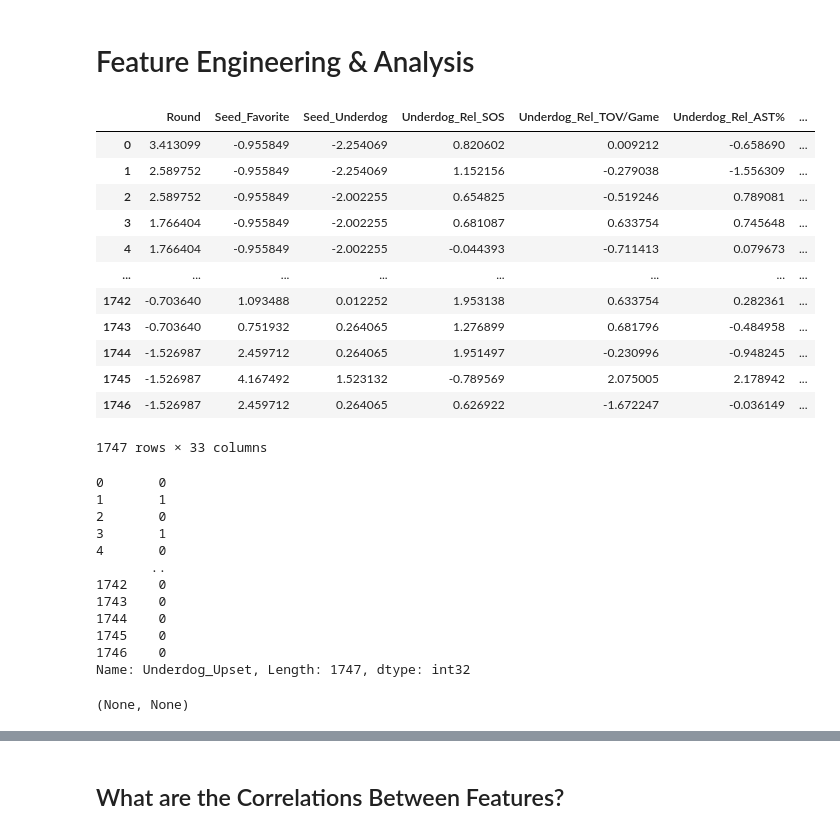
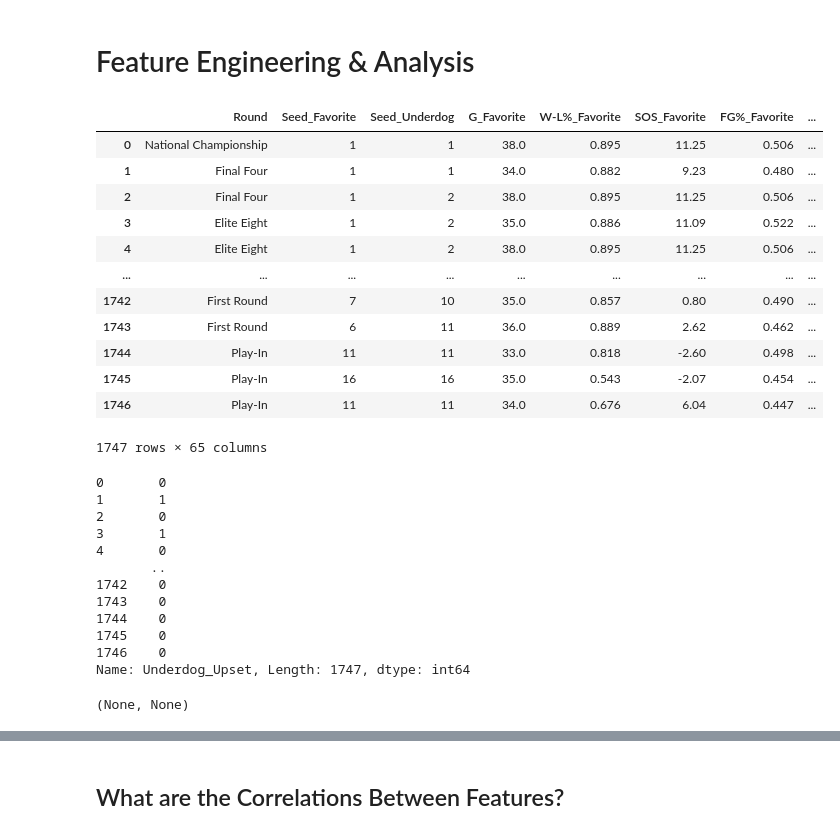
Before and after one commit to matthew-agard/March-Madness-Predictions, a Jupyter notebook: 2021/March_Madness_Predictions.ipynb, the cells around one changed output, grey strips where cells are left out. Cells and saved outputs as stored; diff of their text form; code cells hidden in the pictures.

```diff
--- a/2021/March_Madness_Predictions.ipynb
+++ b/2021/March_Madness_Predictions.ipynb
@@ -342,28 +342,27 @@ format_plot(title='Dataset Upset Volumes by Seed Combo', xlabel='Seed Combo', yl
 # %% [markdown]
 # Feature Engineering & Analysis
 # %%
+mm_matchups_df.drop(['Year', 'Team_Favorite', 'Team_Underdog'], axis=1, inplace=True)
 all_rounds = mm_matchups_df['Round']
-mm_matchups_df.drop(['Year', 'Team_Favorite', 'Team_Underdog'], axis=1, inplace=True)
 
-scaled_mm_matchups_df = feature_pipeline(mm_matchups_df)
-X = scaled_mm_matchups_df.drop('Underdog_Upset', axis=1)
-y = scaled_mm_matchups_df['Underdog_Upset']
+X = mm_matchups_df.drop('Underdog_Upset', axis=1)
+y = mm_matchups_df['Underdog_Upset']
 
 display(X), display(y)
 # %% [output]
-|  | Round | Seed_Favorite | Seed_Underdog | Underdog_Rel_SOS | Underdog_Rel_TOV/Game | Underdog_Rel_AST% | ... |
-| 0 | 3.413099 | -0.955849 | -2.254069 | 0.820602 | 0.009212 | -0.658690 | ... |
-| 1 | 2.589752 | -0.955849 | -2.254069 | 1.152156 | -0.279038 | -1.556309 | ... |
-| 2 | 2.589752 | -0.955849 | -2.002255 | 0.654825 | -0.519246 | 0.789081 | ... |
-| 3 | 1.766404 | -0.955849 | -2.002255 | 0.681087 | 0.633754 | 0.745648 | ... |
-| 4 | 1.766404 | -0.955849 | -2.002255 | -0.044393 | -0.711413 | 0.079673 | ... |
-| ... | ... | ... | ... | ... | ... | ... | ... |
-| 1742 | -0.703640 | 1.093488 | 0.012252 | 1.953138 | 0.633754 | 0.282361 | ... |
-| 1743 | -0.703640 | 0.751932 | 0.264065 | 1.276899 | 0.681796 | -0.484958 | ... |
-| 1744 | -1.526987 | 2.459712 | 0.264065 | 1.951497 | -0.230996 | -0.948245 | ... |
-| 1745 | -1.526987 | 4.167492 | 1.523132 | -0.789569 | 2.075005 | 2.178942 | ... |
-| 1746 | -1.526987 | 2.459712 | 0.264065 | 0.626922 | -1.672247 | -0.036149 | ... |
+|  | Round | Seed_Favorite | Seed_Underdog | G_Favorite | W-L%_Favorite | SOS_Favorite | FG%_Favorite | ... |
+| 0 | National Championship | 1 | 1 | 38.0 | 0.895 | 11.25 | 0.506 | ... |
+| 1 | Final Four | 1 | 1 | 34.0 | 0.882 | 9.23 | 0.480 | ... |
+| 2 | Final Four | 1 | 2 | 38.0 | 0.895 | 11.25 | 0.506 | ... |
+| 3 | Elite Eight | 1 | 2 | 35.0 | 0.886 | 11.09 | 0.522 | ... |
+| 4 | Elite Eight | 1 | 2 | 38.0 | 0.895 | 11.25 | 0.506 | ... |
+| ... | ... | ... | ... | ... | ... | ... | ... | ... |
+| 1742 | First Round | 7 | 10 | 35.0 | 0.857 | 0.80 | 0.490 | ... |
+| 1743 | First Round | 6 | 11 | 36.0 | 0.889 | 2.62 | 0.462 | ... |
+| 1744 | Play-In | 11 | 11 | 33.0 | 0.818 | -2.60 | 0.498 | ... |
+| 1745 | Play-In | 16 | 16 | 35.0 | 0.543 | -2.07 | 0.454 | ... |
+| 1746 | Play-In | 11 | 11 | 34.0 | 0.676 | 6.04 | 0.447 | ... |
-1747 rows × 33 columns
+1747 rows × 65 columns
 0       0
 1       1
 2       0
@@ -375,5 +374,5 @@ display(X), display(y)
 1744    0
 1745    0
 1746    0
-Name: Underdog_Upset, Length: 1747, dtype: int32
+Name: Underdog_Upset, Length: 1747, dtype: int64
 (None, None)
```
Also changed, not shown: parts of 14 cells of this notebook, 1 other file.
